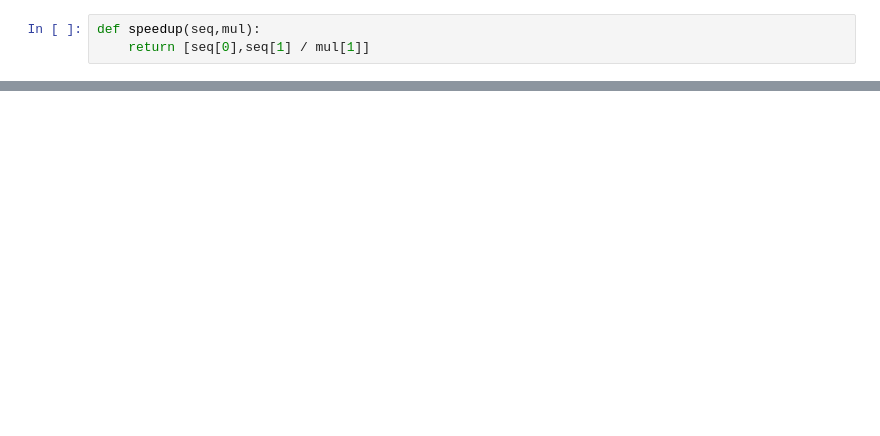
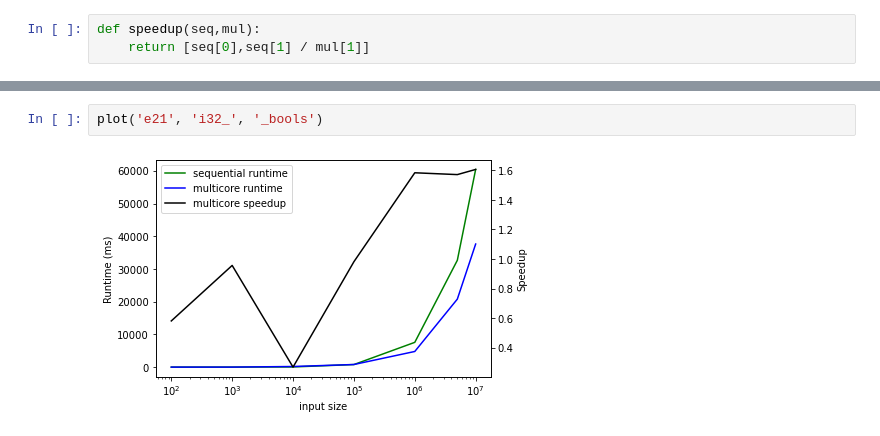
Before and after one commit to antfor/TDA280, a Jupyter notebook: LabC/Graphs.ipynb, the cells around one changed output, grey strips where cells are left out. Saved outputs shown, nothing was run; the diff lists cells and outputs as text; blank space fills up the shorter version.

```diff
--- a/LabC/Graphs.ipynb
+++ b/LabC/Graphs.ipynb
@@ -60,0 +73,4 @@ plot('e13')
+# %%
+plot('e21', 'i32_', '_bools')
+# %% [output]
+[figure, added]
```
Also changed, not shown: parts of 11 cells of this notebook.
